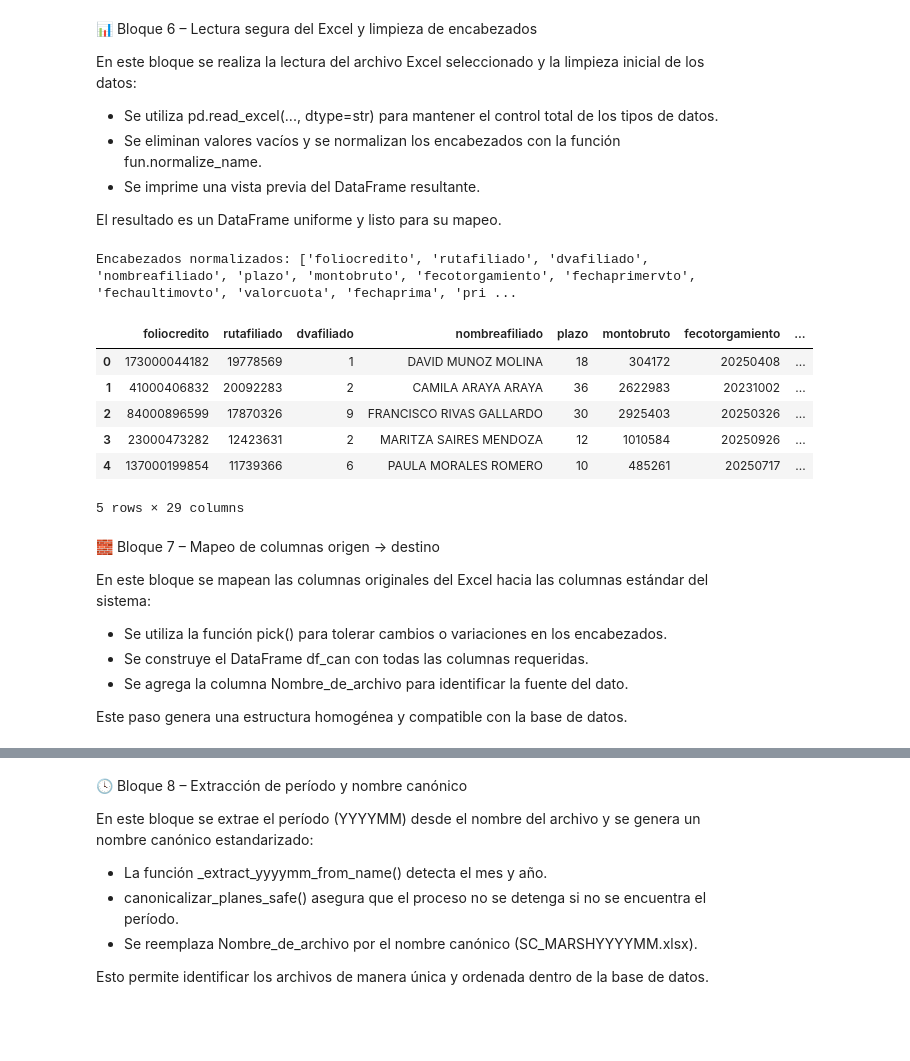
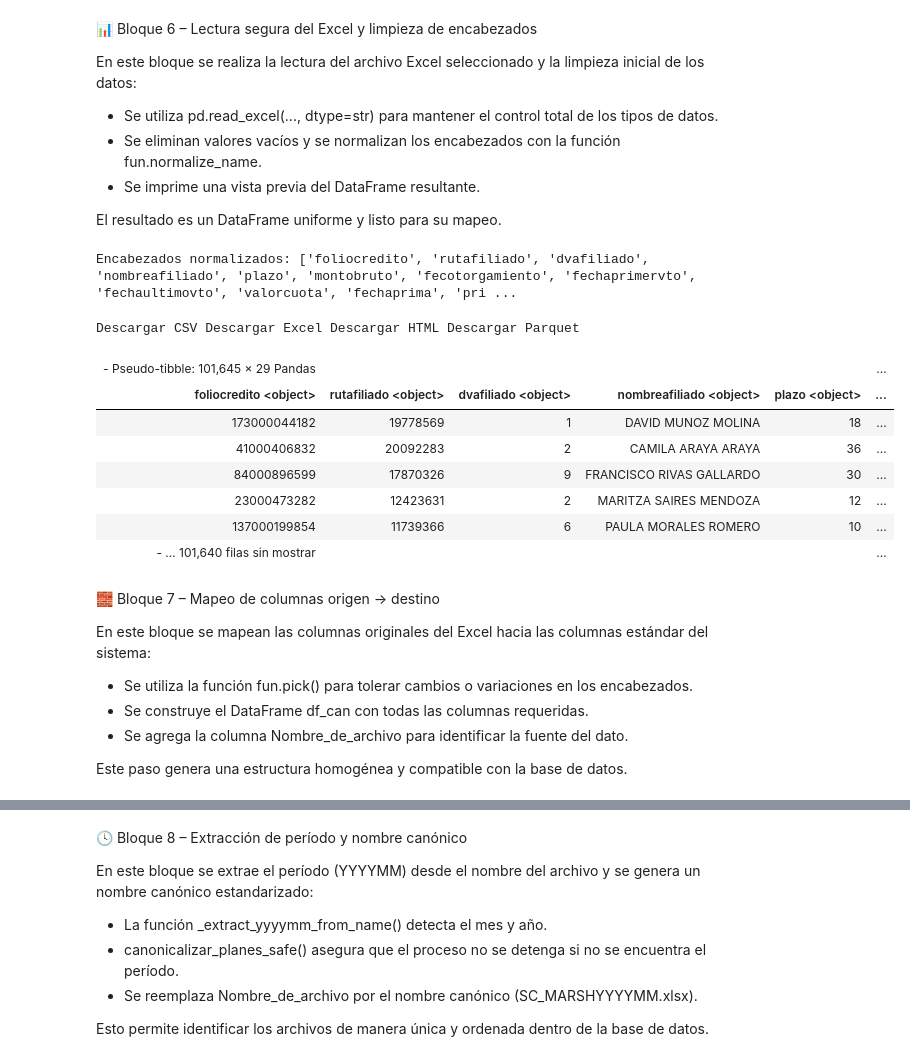
Before and after one commit to sura-movilidad/traspaso-innominados, a Jupyter notebook: new_source/new_notebooks/Marsh.ipynb, the cells around one changed output, grey strips where cells are left out. Cells and saved outputs as stored; diff of their text form; code cells hidden in the pictures; blank space fills up the shorter version.

```diff
--- a/new_source/new_notebooks/Marsh.ipynb
+++ b/new_source/new_notebooks/Marsh.ipynb
@@ -198,35 +216,31 @@ En este bloque se realiza la lectura del archivo Excel seleccionado y la limpiez
 
 El resultado es un DataFrame uniforme y listo para su mapeo.
 # %%
-def read_excel_safe(io, sheet_name):
-    try:
-        return pd.read_excel(io, sheet_name=sheet_name, dtype=str, engine="openpyxl")
-    except Exception as e:
-        raise SystemExit(f"No se pudo leer la hoja '{sheet_name}': {e}")
-
 io = _tmp_copy_path if _tmp_copy_path else archivo_origen
-df_raw = read_excel_safe(io, target)
+df_raw = fun.read_excel_safe(io, target)
 
 for c in df_raw.columns:
     if df_raw[c].dtype == object:
         df_raw[c] = df_raw[c].astype(str).str.strip().replace({"None": "", "nan": "", "NaN": ""})
 df_raw.columns = [fun.normalize_name(c) for c in df_raw.columns]
 print("Encabezados normalizados:", list(df_raw.columns))
-df_raw.head()
+fun.pretty_table(df_raw, n=5)
 # %% [output]
 Encabezados normalizados: ['foliocredito', 'rutafiliado', 'dvafiliado', 'nombreafiliado', 'plazo', 'montobruto', 'fecotorgamiento', 'fechaprimervto', 'fechaultimovto', 'valorcuota', 'fechaprima', 'pri ...
+Descargar CSV Descargar Excel Descargar HTML Descargar Parquet
-|  | foliocredito | rutafiliado | dvafiliado | nombreafiliado | plazo | montobruto | fecotorgamiento | ... |
-| 0 | 173000044182 | 19778569 | 1 | DAVID MUNOZ MOLINA | 18 | 304172 | 20250408 | ... |
-| 1 | 41000406832 | 20092283 | 2 | CAMILA ARAYA ARAYA | 36 | 2622983 | 20231002 | ... |
-| 2 | 84000896599 | 17870326 | 9 | FRANCISCO RIVAS GALLARDO | 30 | 2925403 | 20250326 | ... |
-| 3 | 23000473282 | 12423631 | 2 | MARITZA SAIRES MENDOZA | 12 | 1010584 | 20250926 | ... |
-| 4 | 137000199854 | 11739366 | 6 | PAULA MORALES ROMERO | 10 | 485261 | 20250717 | ... |
+| - Pseudo-tibble: 101,645 × 29 Pandas |  |  |  |  | ... |
+| foliocredito <object> | rutafiliado <object> | dvafiliado <object> | nombreafiliado <object> | plazo <object> | ... |
+| 173000044182 | 19778569 | 1 | DAVID MUNOZ MOLINA | 18 | ... |
+| 41000406832 | 20092283 | 2 | CAMILA ARAYA ARAYA | 36 | ... |
+| 84000896599 | 17870326 | 9 | FRANCISCO RIVAS GALLARDO | 30 | ... |
+| 23000473282 | 12423631 | 2 | MARITZA SAIRES MENDOZA | 12 | ... |
+| 137000199854 | 11739366 | 6 | PAULA MORALES ROMERO | 10 | ... |
+| - … 101,640 filas sin mostrar |  |  |  |  | ... |
-5 rows × 29 columns
 # %% [markdown]
 🧱 Bloque 7 – Mapeo de columnas origen → destino
 
 En este bloque se mapean las columnas originales del Excel hacia las columnas estándar del sistema:
-- Se utiliza la función pick() para tolerar cambios o variaciones en los encabezados.
+- Se utiliza la función fun.pick() para tolerar cambios o variaciones en los encabezados.
 - Se construye el DataFrame df_can con todas las columnas requeridas.
 - Se agrega la columna Nombre_de_archivo para identificar la fuente del dato.
 
```
Also changed, not shown: parts of 8 cells of this notebook, 5 other files.
